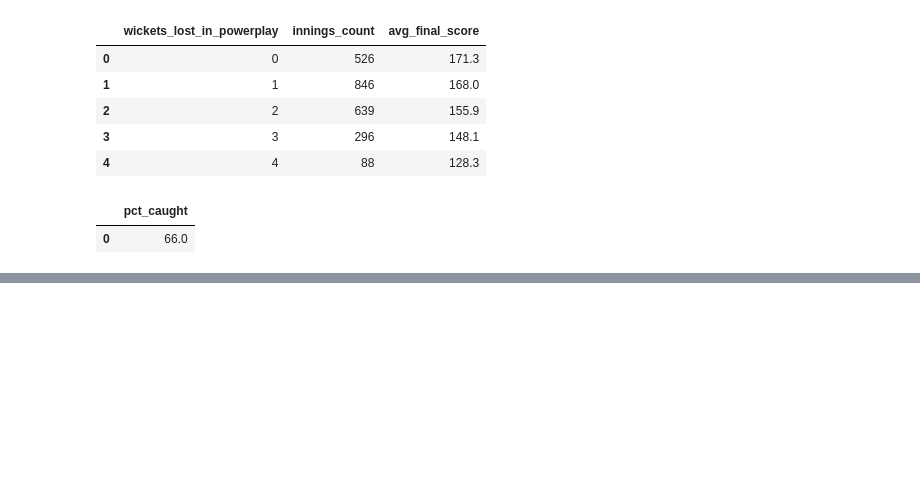
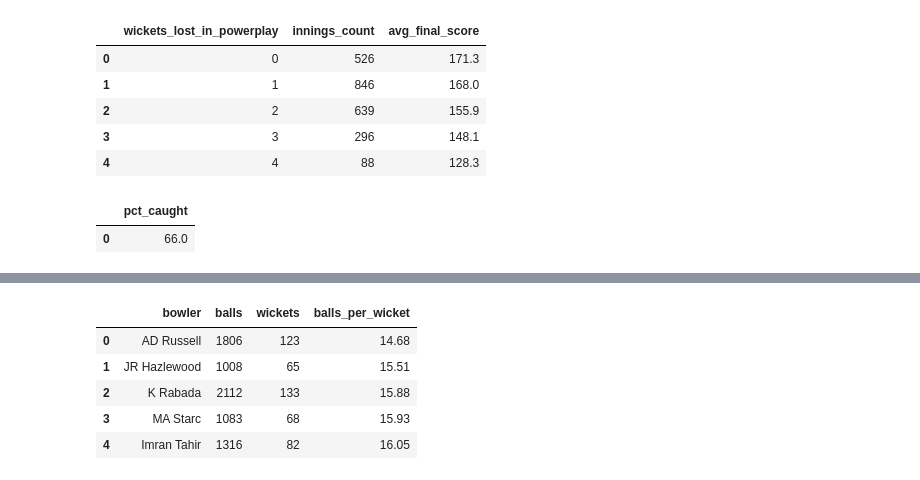
Before and after one commit to fayasnkbca25dbi-ai/ipl_cricket_analytics, a Jupyter notebook: notebooks/03_analysis.ipynb, the cells around one changed output, grey strips where cells are left out. Saved outputs shown, nothing was run; the diff lists cells and outputs as text; code cells hidden in the pictures; blank space fills up the shorter version.

```diff
--- a/notebooks/03_analysis.ipynb
+++ b/notebooks/03_analysis.ipynb
@@ -2579,0 +2635,20 @@ q(query)
+# %%
+q("""
+SELECT bowler,
+       SUM(is_legal) AS balls,
+       SUM(bowler_wicket) AS wickets,
+       ROUND(1.0*SUM(is_legal)/SUM(bowler_wicket),2)
+       AS balls_per_wicket
+FROM v_ball
+GROUP BY bowler
+HAVING wickets >= 50
+ORDER BY balls_per_wicket ASC
+LIMIT 5;
+""")
+# %% [output]
+|  | bowler | balls | wickets | balls_per_wicket |
+| 0 | AD Russell | 1806 | 123 | 14.68 |
+| 1 | JR Hazlewood | 1008 | 65 | 15.51 |
+| 2 | K Rabada | 2112 | 133 | 15.88 |
+| 3 | MA Starc | 1083 | 68 | 15.93 |
+| 4 | Imran Tahir | 1316 | 82 | 16.05 |
```
Also changed, not shown: parts of 39 cells of this notebook.
